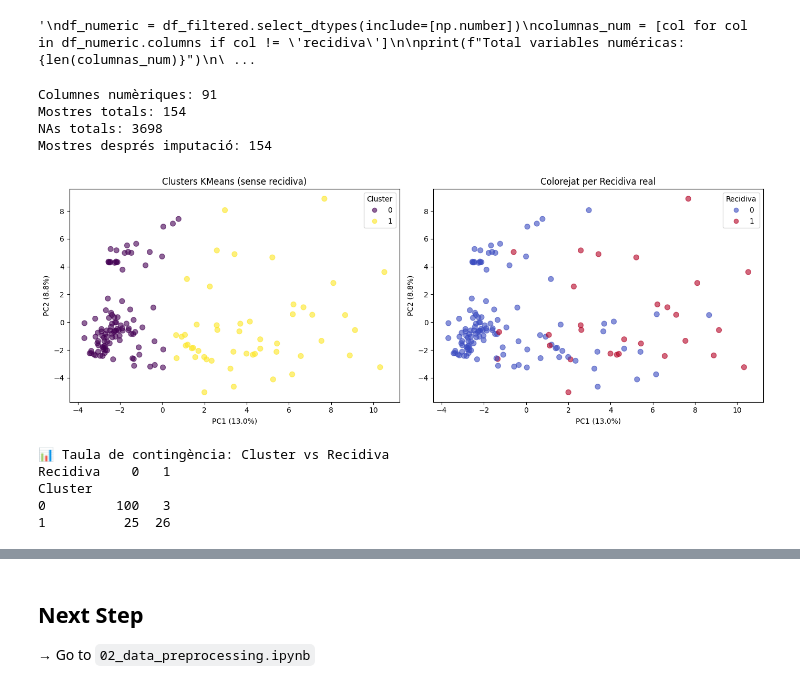
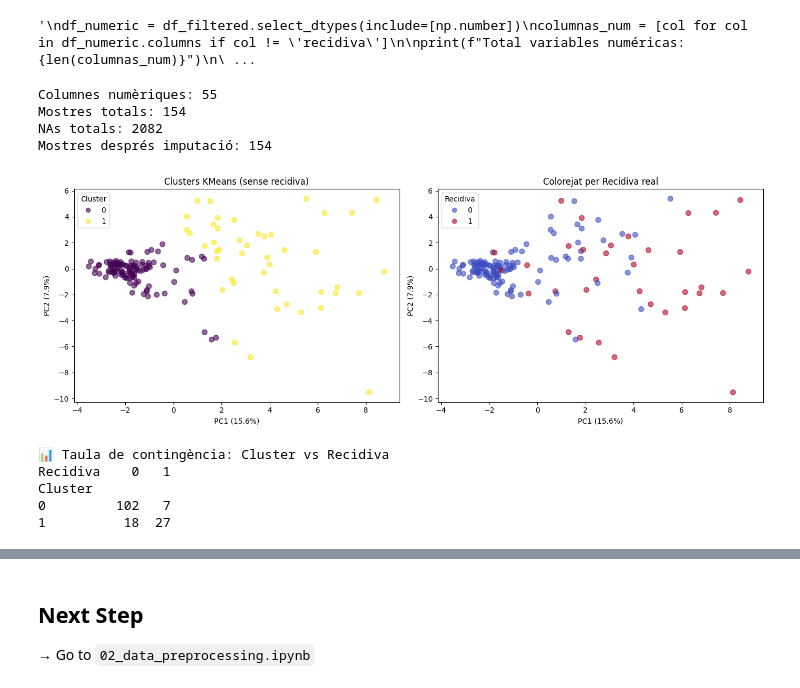
Before and after one commit to joelmarquez05/bitsXlamarato-2025-endorisk, a Jupyter notebook: notebooks/01_exploratory_analysis.ipynb, the cells around one changed output, grey strips where cells are left out. Drawn from its saved outputs; the diff is of its cells as text; code cells hidden in the pictures.

```diff
--- a/notebooks/01_exploratory_analysis.ipynb
+++ b/notebooks/01_exploratory_analysis.ipynb
@@ -44,6 +50,7 @@ leakage_columns = [
     'Ultima_fecha',
     'diferencia_dias_reci_exit',
     'despues_diag',
+
 
     # soroll
     'codigo_participante',
@@ -70,12 +77,15 @@ leakage_columns = [
     'asa',
     'tiempo_qx',
 
+
     # metadata
     'centro_tratPrima',
+    'hsp_trat_primario',
     'motivonolaparos',
     'trazador_utiliz',
     'tabla_de_estadi',
     'tabla_de_riesgo',
+
 
     # compliaciones
     'compl_precoc_r01', 'compl_precoc_r02', 'compl_precoc_r03',
@@ -90,6 +100,7 @@ leakage_columns = [
     'reintervencion', 'reintervencion_motivo', 'tiempo_transcur',
     'perdida_hematic',
     'perdida_hem_cc',
+
 
     #redundante
     'n_resec_Intes',
@@ -106,6 +117,7 @@ leakage_columns = [
     'inf_param_vag',
     'dias_de_ingreso',
 
+
     #diferenciar grupos
     'p53_molecular',
     'p53_ihq',
@@ -115,12 +127,16 @@ leakage_columns = [
     'pms2',
     'mlh1',
 
+
     #yo que se
     'Reseccion_macroscopica_complet',
     'Tratamiento_RT',
     'Tratamiento_sistemico',
     'presntado_cTG',
+
+
 ]
+
 
 prefixos_excloure = ['tec_', 'gc_', 'Motivo_de_conversion_']
 columnes_finals = [
@@ -129,15 +145,19 @@ columnes_finals = [
     and not any(col.startswith(prefix) for prefix in prefixos_excloure)
 ]
 
+
 print(f"Columnes originals: {len(df.columns)}")
 print(f"Columnes eliminades (leakage/soroll): {len(df.columns) - len(columnes_finals)}")
 print(f"Columnes finals: {len(columnes_finals)}")
 
+
 df_clean = df[columnes_finals].copy()
+
 
 df_clean = df_clean[df_clean['recidiva_exitus'].notna()]
 df_clean = df_clean[df_clean['recidiva_exitus'] != 2] # habia 9
 
+
 print(f"\n✅ DataFrame net: {df_clean.shape[0]} files x {df_clean.shape[1]} columnes")
 print(f"\nColumnes finals:\n{list(df_clean.columns)}")
 # %% [output]
@@ -274,8 +343,8 @@ from sklearn.impute import SimpleImputer
 import matplotlib.pyplot as plt
 
 # Separar features i target
-X = df_clean.drop(columns=['recidiva'])
-y = df_clean['recidiva']
+X = df_clean.drop(columns=['recidiva_exitus'])
+y = df_clean['recidiva_exitus']
 
 # Només columnes numèriques pel clustering
 X_numeric = X.select_dtypes(include=[np.number])
@@ -301,41 +370,41 @@ clusters = kmeans.fit_predict(X_scaled)
 # Reduir dimensionalitat amb PCA per visualitzar
 pca = PCA(n_components=2)
 X_pca = pca.fit_transform(X_scaled)
 
 # Crear figura amb 2 subplots
 fig, axes = plt.subplots(1, 2, figsize=(14, 5))
 
 # Plot 1: Clusters de KMeans
 scatter1 = axes[0].scatter(X_pca[:, 0], X_pca[:, 1], c=clusters, cmap='viridis', alpha=0.6, s=50)
 axes[0].set_xlabel(f'PC1 ({pca.explained_variance_ratio_[0]*100:.1f}%)')
 axes[0].set_ylabel(f'PC2 ({pca.explained_variance_ratio_[1]*100:.1f}%)')
 axes[0].set_title('Clusters KMeans (sense recidiva)')
 axes[0].legend(*scatter1.legend_elements(), title='Cluster')
 
 # Plot 2: Colorejat per Recidiva real
 scatter2 = axes[1].scatter(X_pca[:, 0], X_pca[:, 1], c=y, cmap='coolwarm', alpha=0.6, s=50)
 axes[1].set_xlabel(f'PC1 ({pca.explained_variance_ratio_[0]*100:.1f}%)')
 axes[1].set_ylabel(f'PC2 ({pca.explained_variance_ratio_[1]*100:.1f}%)')
 axes[1].set_title('Colorejat per Recidiva real')
 axes[1].legend(*scatter2.legend_elements(), title='Recidiva')
 
 plt.tight_layout()
 plt.show()
 
 # Comparar clusters vs recidiva
 print("\n📊 Taula de contingència: Cluster vs Recidiva")
 print(pd.crosstab(clusters, y, rownames=['Cluster'], colnames=['Recidiva']))
 # %% [output]
-Columnes numèriques: 91
+Columnes numèriques: 55
 Mostres totals: 154
-NAs totals: 3698
+NAs totals: 2082
 Mostres després imputació: 154
-[figure, old version]
+[figure, new version]
 📊 Taula de contingència: Cluster vs Recidiva
 Recidiva    0   1
 Cluster
-0         100   3
-1          25  26
+0         102   7
+1          18  27
 # %%
 from mpl_toolkits.mplot3d import Axes3D
 
```
Also changed, not shown: parts of 9 cells of this notebook.
